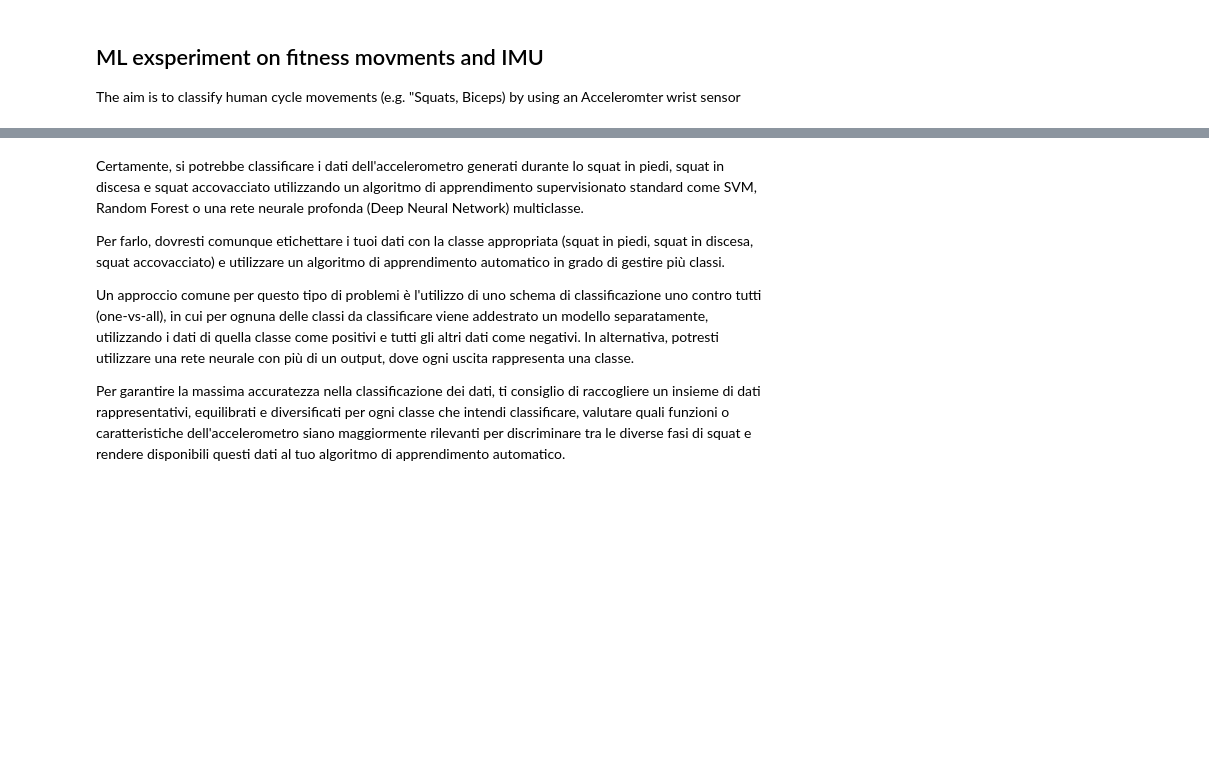
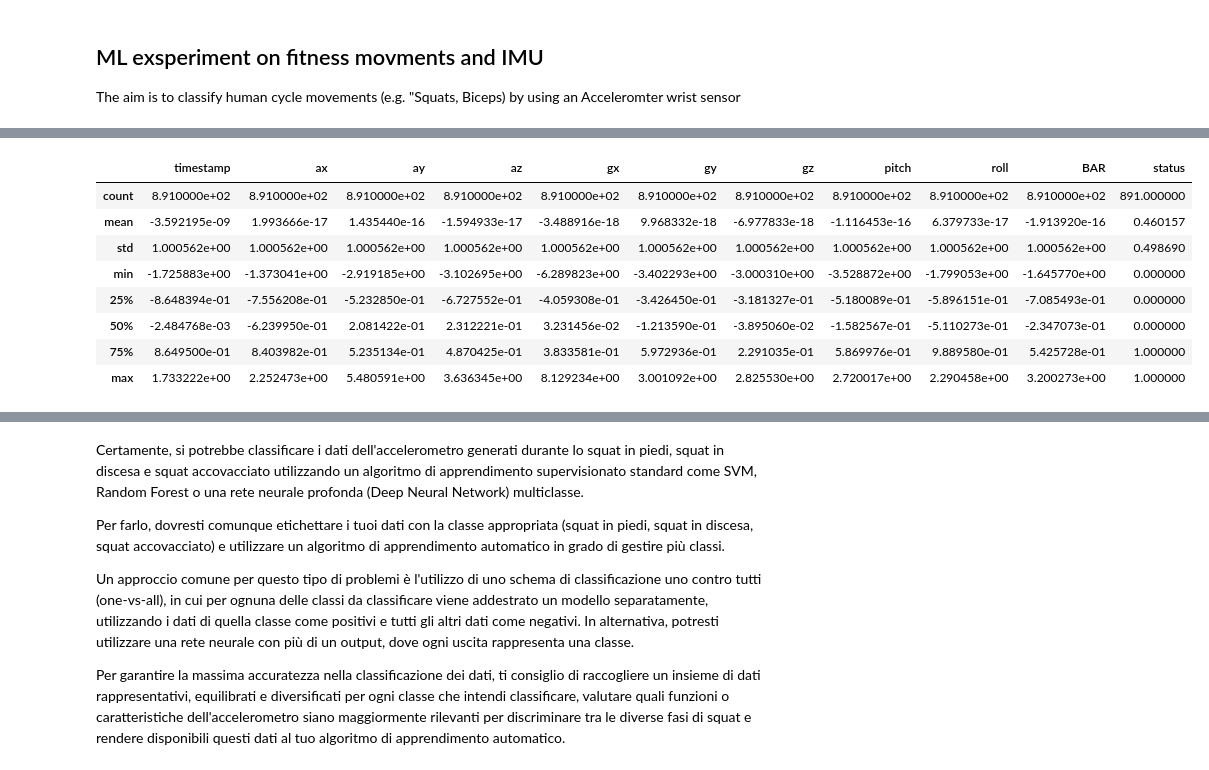
Before and after one commit to paoloartasensi/ML-Experiment, a Jupyter notebook: Notebook_ML_experiment.ipynb, the cells around one changed output, grey strips where cells are left out. Cells and saved outputs as stored; diff of their text form; code cells hidden in the pictures; blank space fills up the shorter version.

```diff
--- a/Notebook_ML_experiment.ipynb
+++ b/Notebook_ML_experiment.ipynb
@@ -35,0 +41,24 @@ y = df['target']
+# %%
+from sklearn.preprocessing import StandardScaler
+
+# Select all columns except the last one
+cols_to_scale = df.columns[:-1]
+
+# Apply the StandardScaler to the selected columns
+scaler = StandardScaler()
+df_scaled = pd.DataFrame(scaler.fit_transform(df[cols_to_scale]), columns=cols_to_scale)
+
+# Concatenate the scaled columns with the last column (not scaled)
+df_scaled = pd.concat([df_scaled, df.iloc[:, -1]], axis=1)
+
+df_scaled.describe()
+# %% [output]
+|  | timestamp | ax | ay | az | gx | gy | gz | pitch | roll | BAR | status |
+| count | 8.910000e+02 | 8.910000e+02 | 8.910000e+02 | 8.910000e+02 | 8.910000e+02 | 8.910000e+02 | 8.910000e+02 | 8.910000e+02 | 8.910000e+02 | 8.910000e+02 | 891.000000 |
+| mean | -3.592195e-09 | 1.993666e-17 | 1.435440e-16 | -1.594933e-17 | -3.488916e-18 | 9.968332e-18 | -6.977833e-18 | -1.116453e-16 | 6.379733e-17 | -1.913920e-16 | 0.460157 |
+| std | 1.000562e+00 | 1.000562e+00 | 1.000562e+00 | 1.000562e+00 | 1.000562e+00 | 1.000562e+00 | 1.000562e+00 | 1.000562e+00 | 1.000562e+00 | 1.000562e+00 | 0.498690 |
+| min | -1.725883e+00 | -1.373041e+00 | -2.919185e+00 | -3.102695e+00 | -6.289823e+00 | -3.402293e+00 | -3.000310e+00 | -3.528872e+00 | -1.799053e+00 | -1.645770e+00 | 0.000000 |
+| 25% | -8.648394e-01 | -7.556208e-01 | -5.232850e-01 | -6.727552e-01 | -4.059308e-01 | -3.426450e-01 | -3.181327e-01 | -5.180089e-01 | -5.896151e-01 | -7.085493e-01 | 0.000000 |
+| 50% | -2.484768e-03 | -6.239950e-01 | 2.081422e-01 | 2.312221e-01 | 3.231456e-02 | -1.213590e-01 | -3.895060e-02 | -1.582567e-01 | -5.110273e-01 | -2.347073e-01 | 0.000000 |
+| 75% | 8.649500e-01 | 8.403982e-01 | 5.235134e-01 | 4.870425e-01 | 3.833581e-01 | 5.972936e-01 | 2.291035e-01 | 5.869976e-01 | 9.889580e-01 | 5.425728e-01 | 1.000000 |
+| max | 1.733222e+00 | 2.252473e+00 | 5.480591e+00 | 3.636345e+00 | 8.129234e+00 | 3.001092e+00 | 2.825530e+00 | 2.720017e+00 | 2.290458e+00 | 3.200273e+00 | 1.000000 |
```
Also changed, not shown: parts of 14 cells of this notebook, 2 other files.
